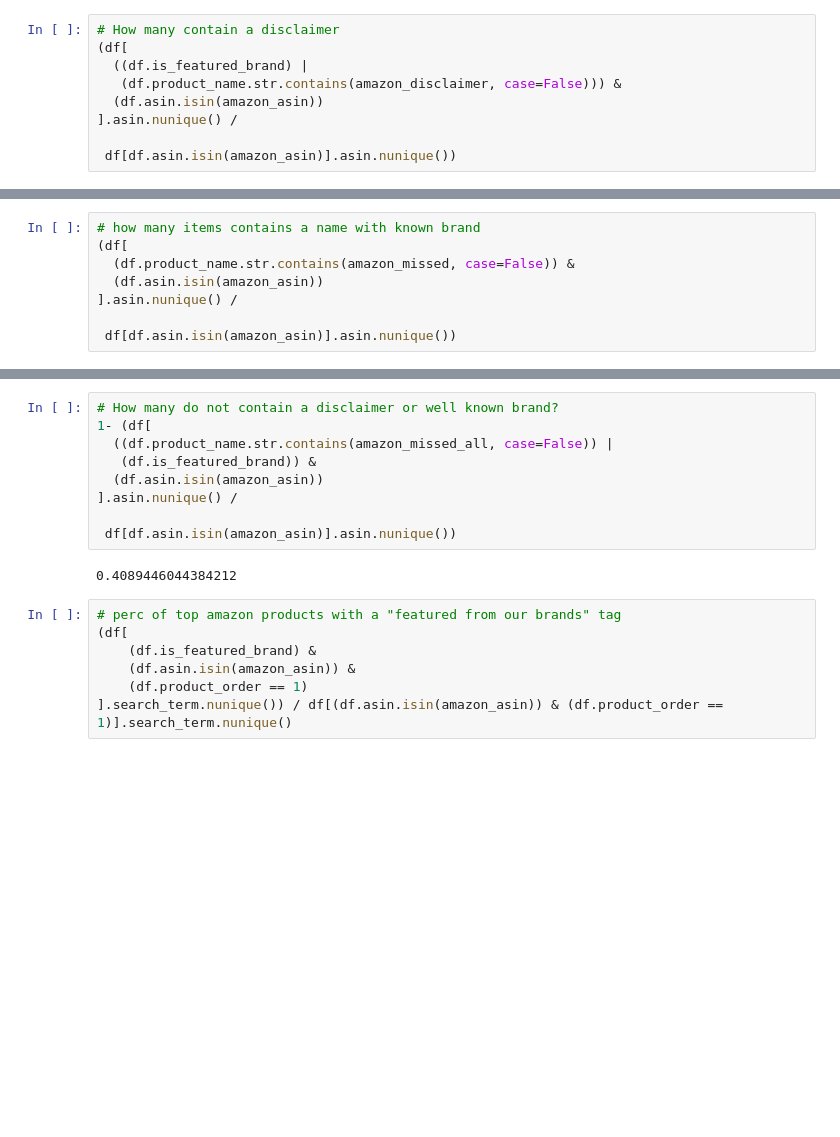
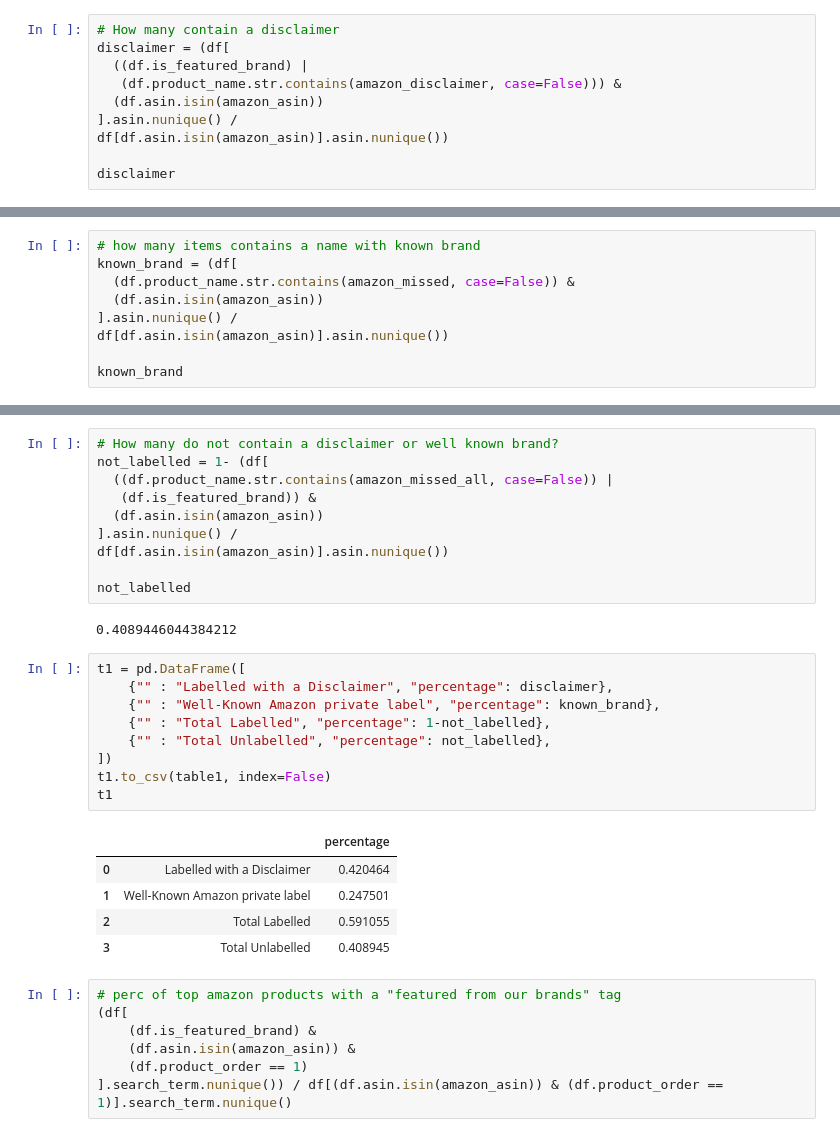
Before and after one commit to the-markup/investigation-amazon-brands, a Jupyter notebook: notebooks/1-data-analysis-search-results.ipynb, the cells around one changed output, grey strips where cells are left out. Cells and saved outputs as stored; diff of their text form; blank space fills up the shorter version.

```diff
--- a/notebooks/1-data-analysis-search-results.ipynb
+++ b/notebooks/1-data-analysis-search-results.ipynb
@@ -500,36 +434,54 @@ amazon_disclaimer = '|'.join([
 ])
 # %%
 # How many contain a disclaimer
-(df[
+disclaimer = (df[
   ((df.is_featured_brand) |
    (df.product_name.str.contains(amazon_disclaimer, case=False))) &
   (df.asin.isin(amazon_asin))
 ].asin.nunique() /
+df[df.asin.isin(amazon_asin)].asin.nunique())
 
- df[df.asin.isin(amazon_asin)].asin.nunique())
+disclaimer
 # %% [output]
 0.4204641707606302
 # %%
 # how many items contains a name with known brand
-(df[
+known_brand = (df[
   (df.product_name.str.contains(amazon_missed, case=False)) &
   (df.asin.isin(amazon_asin))
 ].asin.nunique() /
+df[df.asin.isin(amazon_asin)].asin.nunique())
 
- df[df.asin.isin(amazon_asin)].asin.nunique())
+known_brand
 # %% [output]
 0.2475012705404032
 # %%
 # How many do not contain a disclaimer or well known brand?
-1- (df[
+not_labelled = 1- (df[
   ((df.product_name.str.contains(amazon_missed_all, case=False)) |
    (df.is_featured_brand)) &
   (df.asin.isin(amazon_asin))
 ].asin.nunique() /
+df[df.asin.isin(amazon_asin)].asin.nunique())
 
- df[df.asin.isin(amazon_asin)].asin.nunique())
+not_labelled
 # %% [output]
 0.4089446044384212
+# %%
+t1 = pd.DataFrame([
+    {"" : "Labelled with a Disclaimer", "percentage": disclaimer},
+    {"" : "Well-Known Amazon private label", "percentage": known_brand},
+    {"" : "Total Labelled", "percentage": 1-not_labelled},
+    {"" : "Total Unlabelled", "percentage": not_labelled},
+])
+t1.to_csv(table1, index=False)
+t1
+# %% [output]
+|  |  | percentage |
+| 0 | Labelled with a Disclaimer | 0.420464 |
+| 1 | Well-Known Amazon private label | 0.247501 |
+| 2 | Total Labelled | 0.591055 |
+| 3 | Total Unlabelled | 0.408945 |
 # %%
 # perc of top amazon products with a "featured from our brands" tag
 (df[
```
Also changed, not shown: parts of 26 cells of this notebook, 11 other files.
